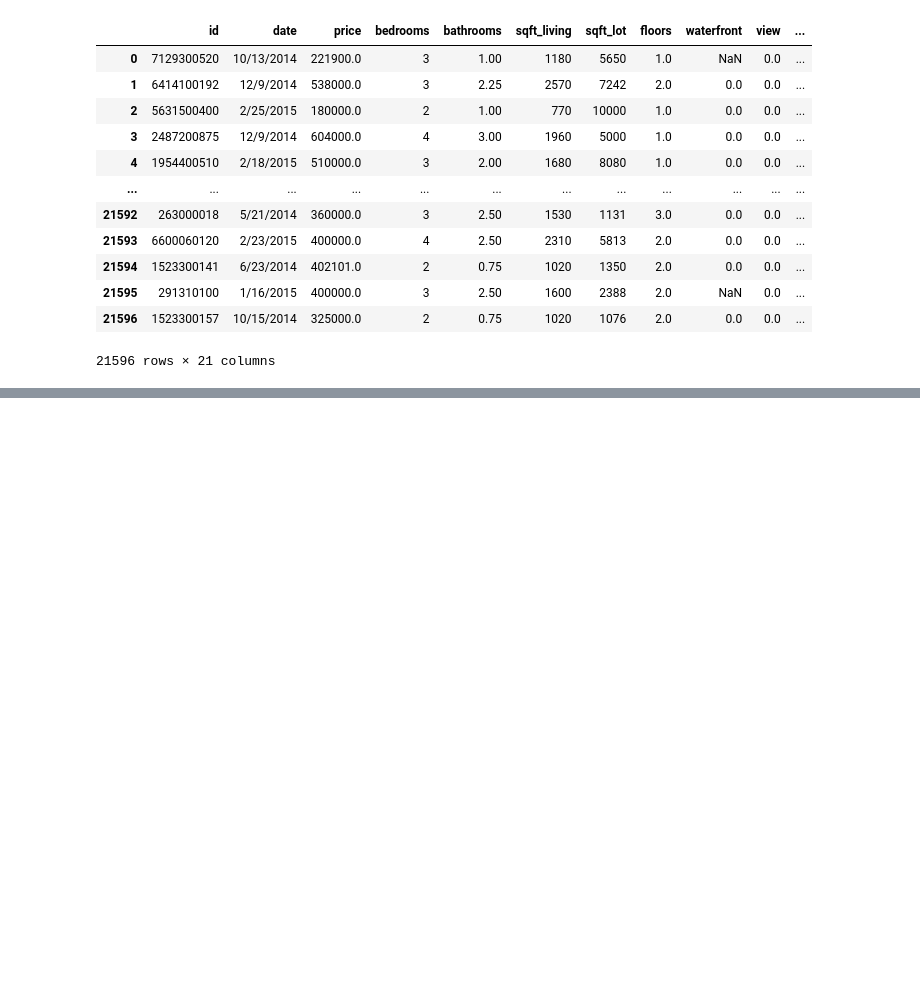
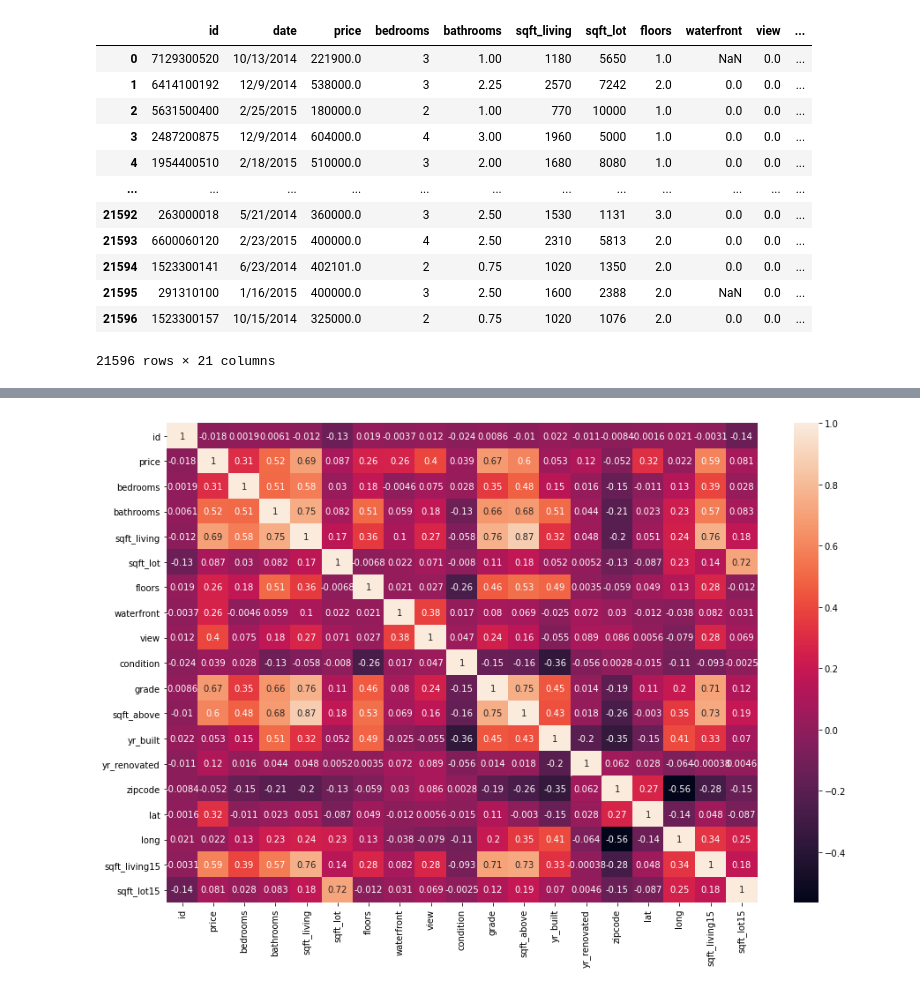
Before and after one commit to asval211/king_county_housing_data, a Jupyter notebook: notebooks/exploratory/Alex/lower_end.ipynb, the cells around one changed output, grey strips where cells are left out. Drawn from its saved outputs; the diff is of its cells as text; code cells hidden in the pictures; blank space fills up the shorter version.

```diff
--- a/notebooks/exploratory/Alex/lower_end.ipynb
+++ b/notebooks/exploratory/Alex/lower_end.ipynb
@@ -67,0 +178,7 @@ df.drop(15856)
+# %%
+# Heatmap showing correlations
+plt.figure(figsize=(15,10))
+
+ax = sns.heatmap(df.corr(), annot=True);
+# %% [output]
+[figure, added]
```
Also changed, not shown: parts of 29 cells of this notebook.
